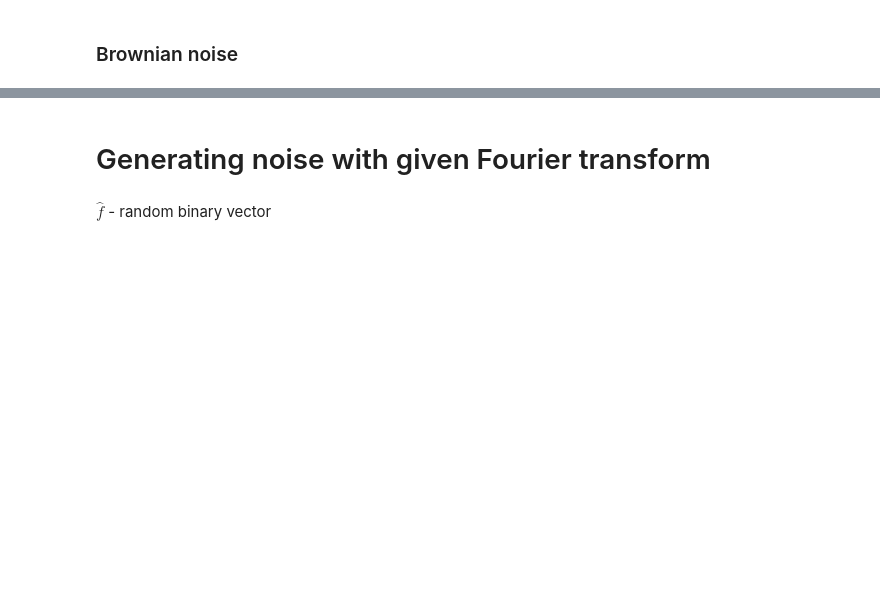
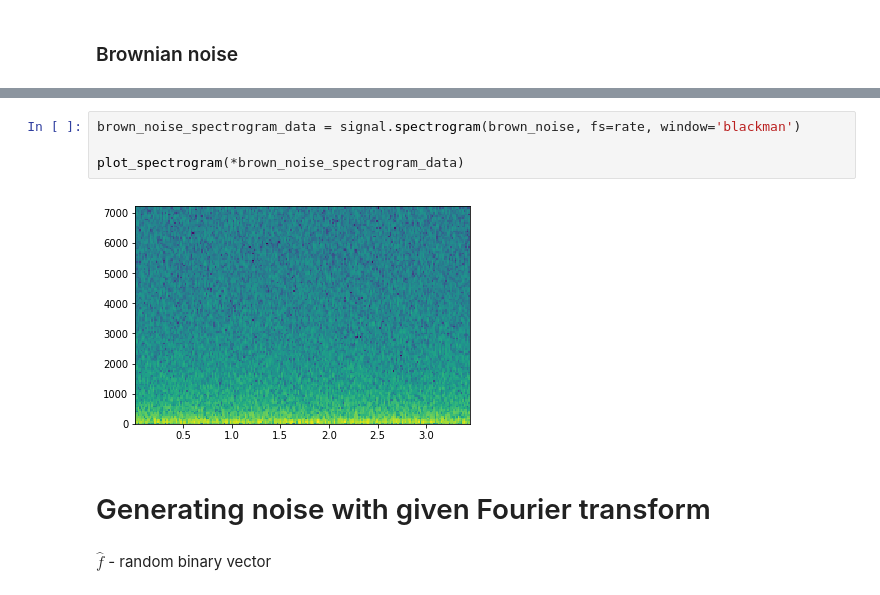
Before and after one commit to lambdaofgod/examples-counterexamples, a Jupyter notebook: notebooks/Audio in Jupyter - DSP.ipynb, the cells around one changed output, grey strips where cells are left out. Saved outputs shown, nothing was run; the diff lists cells and outputs as text; blank space fills up the shorter version.

```diff
--- a/notebooks/Audio in Jupyter - DSP.ipynb
+++ b/notebooks/Audio in Jupyter - DSP.ipynb
@@ -29,3 +46,9 @@ Audio(data=brown_noise, rate=14440)
+# %%
+brown_noise_spectrogram_data = signal.spectrogram(brown_noise, fs=rate, window='blackman')
+
+plot_spectrogram(*brown_noise_spectrogram_data)
+# %% [output]
+[figure, added]
 # %% [markdown]
 # Generating noise with given Fourier transform
 # %% [markdown]
```
Also changed, not shown: parts of 12 cells of this notebook.
